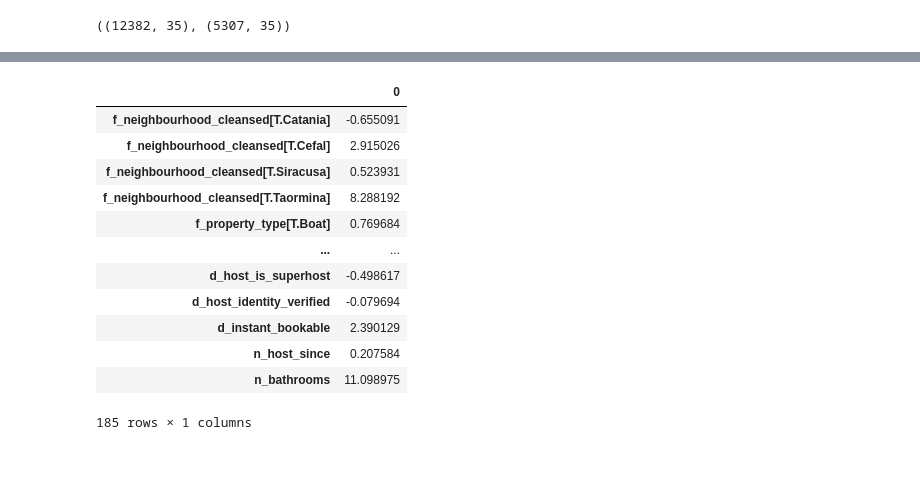
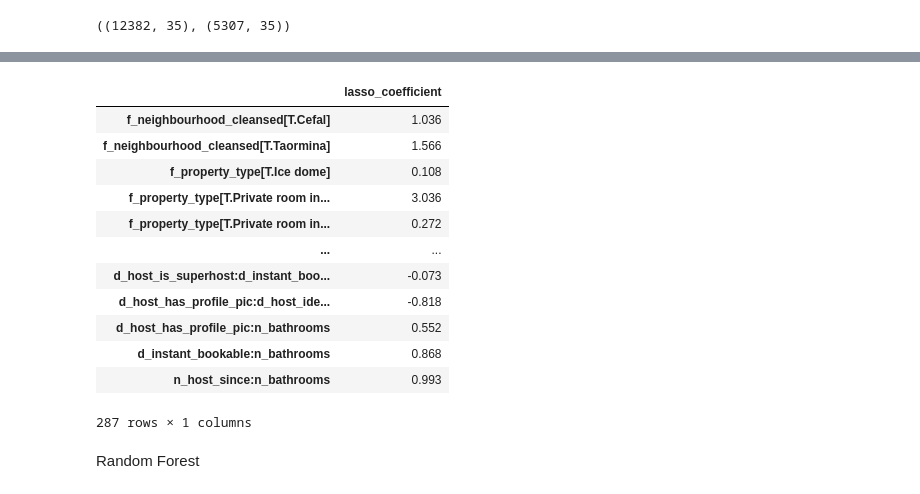
Before and after one commit to viethngn/Data_Analysis_3_ECBS5171, a Jupyter notebook: assignment2/assignment2_viethngn.ipynb, the cells around one changed output, grey strips where cells are left out. Saved outputs shown, nothing was run; the diff lists cells and outputs as text; code cells hidden in the pictures; blank space fills up the shorter version.

```diff
--- a/assignment2/assignment2_viethngn.ipynb
+++ b/assignment2/assignment2_viethngn.ipynb
@@ -275,17 +309,24 @@ df_ols_results
-# %%
-ols_term_coef = pd.DataFrame(ols_results.best_estimator_.coef_, index=ols_terms_list)
-ols_term_coef[(ols_term_coef.iloc[:, 0] != 0)]
-# %% [output]
-|  | 0 |
-| f_neighbourhood_cleansed[T.Catania] | -0.655091 |
-| f_neighbourhood_cleansed[T.Cefal] | 2.915026 |
-| f_neighbourhood_cleansed[T.Siracusa] | 0.523931 |
-| f_neighbourhood_cleansed[T.Taormina] | 8.288192 |
-| f_property_type[T.Boat] | 0.769684 |
-| ... | ... |
-| d_host_is_superhost | -0.498617 |
-| d_host_identity_verified | -0.079694 |
-| d_instant_bookable | 2.390129 |
-| n_host_since | 0.207584 |
-| n_bathrooms | 11.098975 |
-185 rows × 1 columns
+# %%
+pd.DataFrame(
+    ols_results.best_estimator_.coef_.tolist(),
+    index=ols_terms_list,
+    columns=["lasso_coefficient"],
+).assign(lasso_coefficient=lambda x: x.lasso_coefficient.round(3)).loc[
+    lambda x: x.lasso_coefficient != 0
+]
+# %% [output]
+|  | lasso_coefficient |
+| f_neighbourhood_cleansed[T.Cefal] | 1.036 |
+| f_neighbourhood_cleansed[T.Taormina] | 1.566 |
+| f_property_type[T.Ice dome] | 0.108 |
+| f_property_type[T.Private room in... | 3.036 |
+| f_property_type[T.Private room in... | 0.272 |
+| ... | ... |
+| d_host_is_superhost:d_instant_boo... | -0.073 |
+| d_host_has_profile_pic:d_host_ide... | -0.818 |
+| d_host_has_profile_pic:n_bathrooms | 0.552 |
+| d_instant_bookable:n_bathrooms | 0.868 |
+| n_host_since:n_bathrooms | 0.993 |
+287 rows × 1 columns
+# %% [markdown]
+Random Forest
```
Also changed, not shown: parts of 22 cells of this notebook.
